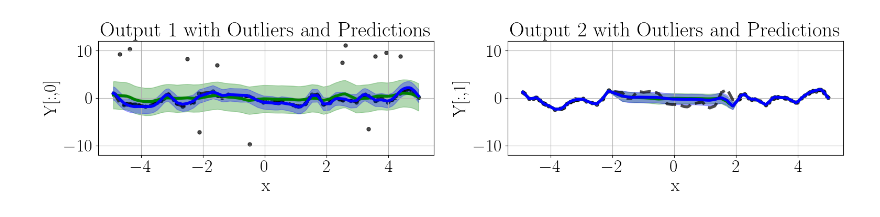
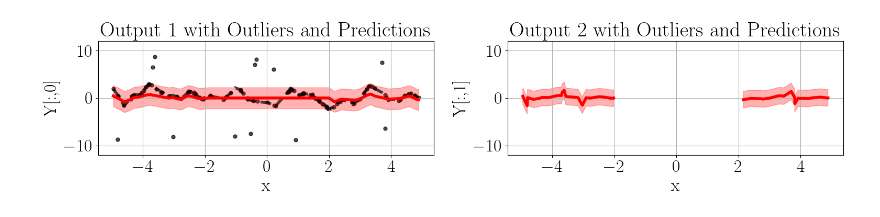
Before and after one commit to joshuarooijakkers/robust_conjugate_MOGP, a Jupyter notebook: experiments/synthetic/synthetic_imputation.ipynb, the cells around one changed output. Drawn from its saved outputs; the diff is of its cells as text; code cells hidden in the pictures.

```diff
--- a/experiments/synthetic/synthetic_imputation.ipynb
+++ b/experiments/synthetic/synthetic_imputation.ipynb
@@ -80,7 +80,7 @@ def generate_A(d, r=1, base_strength=1.0, noise_level=0.1, seed=None):
 rmses_mogp, rmses_pm, rmses_morcgp = [], [], []
 nlpds_mogp, nlpds_pm, nlpds_morcgp = [], [], []
 
-introduce_outliers = True
+introduce_outliers = False
 introduce_missing_values = True
 
 N, D = 120, 2
@@ -90,10 +90,11 @@ epsilon = 0.1
 lengthscale = 0.2
 rbf_variance = 1.0
 
-for i in tqdm(range(20)):
+for i in tqdm(range(5)):
     np.random.seed(i)
 
-    correlation = np.random.uniform(0.7, 1.0)
+    # correlation = np.random.uniform(0.7, 1.0)
+    correlation = 0.9
 
     if introduce_outliers:
         prop_outliers = 0.1
@@ -199,17 +200,17 @@ fig, axes = plt.subplots(1, 2, figsize=(16, 4))  # 1 row, 2 columns
 axes[0].plot(x, F[:, 0], '--', color='black', alpha=0.7, label='True')
 axes[0].scatter(x, Y_train[:, 0], color='black', alpha=0.7, label='Training data')
 
-axes[0].plot(x, mu_mogp[:, 0], color='green', label='MOGP mean')
-axes[0].fill_between(x.ravel(),
-                     mu_mogp[:, 0] - std_mogp[:, 0],
-                     mu_mogp[:, 0] + std_mogp[:, 0],
-                     color='green', alpha=0.3, label='±1 std')
+# axes[0].plot(x, mu_mogp[:, 0], color='green', label='MOGP mean')
+# axes[0].fill_between(x.ravel(),
+#                      mu_mogp[:, 0] - std_mogp[:, 0],
+#                      mu_mogp[:, 0] + std_mogp[:, 0],
+#                      color='green', alpha=0.3, label='±1 std')
 
-axes[0].plot(x, mu_morcgp[:, 0], color='blue', label='MORCGP mean')
-axes[0].fill_between(x.ravel(),
-                     mu_morcgp[:, 0] - std_morcgp[:, 0],
-                     mu_morcgp[:, 0] + std_morcgp[:, 0],
-                     color='blue', alpha=0.3, label='±1 std')
+# axes[0].plot(x, mu_morcgp[:, 0], color='blue', label='MORCGP mean')
+# axes[0].fill_between(x.ravel(),
+#                      mu_morcgp[:, 0] - std_morcgp[:, 0],
+#                      mu_morcgp[:, 0] + std_morcgp[:, 0],
+#                      color='blue', alpha=0.3, label='±1 std')
 
 # axes[0].plot(x, init_gamma[:, 0], color='orange', label='Init gamma')
 # axes[0].fill_between(x.ravel(),
@@ -217,55 +218,55 @@ axes[0].fill_between(x.ravel(),
 #                      init_gamma[:, 0] + init_c[:, 0],
 #                      color='orange', alpha=0.3, label='±1 std')
 
-# axes[0].plot(x, gamma[:, 0], color='red', label='Gamma')
-# axes[0].fill_between(x.ravel(),
-#                      gamma[:, 0] - c[:, 0],
-#                      gamma[:, 0] + c[:, 0],
-#                      color='red', alpha=0.3, label='±1 std')
+axes[0].plot(x, gamma[:, 0], color='red', label='Gamma')
+axes[0].fill_between(x.ravel(),
+                     gamma[:, 0] - c[:, 0],
+                     gamma[:, 0] + c[:, 0],
+                     color='red', alpha=0.3, label='±1 std')
 
 axes[0].set_title("Output 1 with Outliers and Predictions")
 axes[0].set_xlabel("x")
 axes[0].set_ylabel("Y[:,0]")
 axes[0].set_ylim(-12, 12)
 axes[0].grid(True)
 # axes[0].legend()
 
 # Second output (column 1)
-axes[1].plot(x, F[:, 1], '--', color='black', alpha=0.7, label='True')
-axes[1].scatter(x, Y_train[:, 1], color='black', alpha=0.7, label='Training data')
+# axes[1].plot(x, F[:, 1], '--', color='black', alpha=0.7, label='True')
+# axes[1].scatter(x, Y_train[:, 1], color='black', alpha=0.7, label='Training data')
 
-axes[1].plot(x, mu_mogp[:, 1], color='green', label='MOGP mean')
-axes[1].fill_between(x.ravel(),
-                     mu_mogp[:, 1] - std_mogp[:, 1],
-                     mu_mogp[:, 1] + std_mogp[:, 1],
-                     color='green', alpha=0.3, label='±1 std')
+# axes[1].plot(x, mu_mogp[:, 1], color='green', label='MOGP mean')
+# axes[1].fill_between(x.ravel(),
+#                      mu_mogp[:, 1] - std_mogp[:, 1],
+#                      mu_mogp[:, 1] + std_mogp[:, 1],
+#                      color='green', alpha=0.3, label='±1 std')
 
-axes[1].plot(x, mu_morcgp[:, 1], color='blue', label='MORCGP mean')
-axes[1].fill_between(x.ravel(),
-                     mu_morcgp[:, 1] - std_morcgp[:, 1],
-                     mu_morcgp[:, 1] + std_morcgp[:, 1],
-                     color='blue', alpha=0.3, label='±1 std')
+# axes[1].plot(x, mu_morcgp[:, 1], color='blue', label='MORCGP mean')
+# axes[1].fill_between(x.ravel(),
+#                      mu_morcgp[:, 1] - std_morcgp[:, 1],
+#                      mu_morcgp[:, 1] + std_morcgp[:, 1],
+#                      color='blue', alpha=0.3, label='±1 std')
 
 # axes[1].plot(x, init_gamma[:, 1], color='orange', label='Init gamma')
 # axes[1].fill_between(x.ravel(),
 #                      init_gamma[:, 1] - init_c[:, 1],
 #                      init_gamma[:, 1] + init_c[:, 1],
 #                      color='orange', alpha=0.3, label='±1 std')
 
-# axes[1].plot(x, gamma[:, 1], color='red', label='Gamma')
-# axes[1].fill_between(x.ravel(),
-#                      gamma[:, 1] - c[:, 1],
-#                      gamma[:, 1] + c[:, 1],
-#                      color='red', alpha=0.3, label='±1 std')
+axes[1].plot(x, gamma[:, 1], color='red', label='Gamma')
+axes[1].fill_between(x.ravel(),
+                     gamma[:, 1] - c[:, 1],
+                     gamma[:, 1] + c[:, 1],
+                     color='red', alpha=0.3, label='±1 std')
 
 axes[1].set_title("Output 2 with Outliers and Predictions")
 axes[1].set_xlabel("x")
 axes[1].set_ylabel("Y[:,1]")
 axes[1].set_ylim(-12, 12)
 axes[1].grid(True)
 # axes[1].legend()
 
 plt.tight_layout()
 plt.show()
 # %% [output]
-[figure, old version]
+[figure, new version]
```
Also changed, not shown: parts of 1 cell of this notebook, 4 other files.
